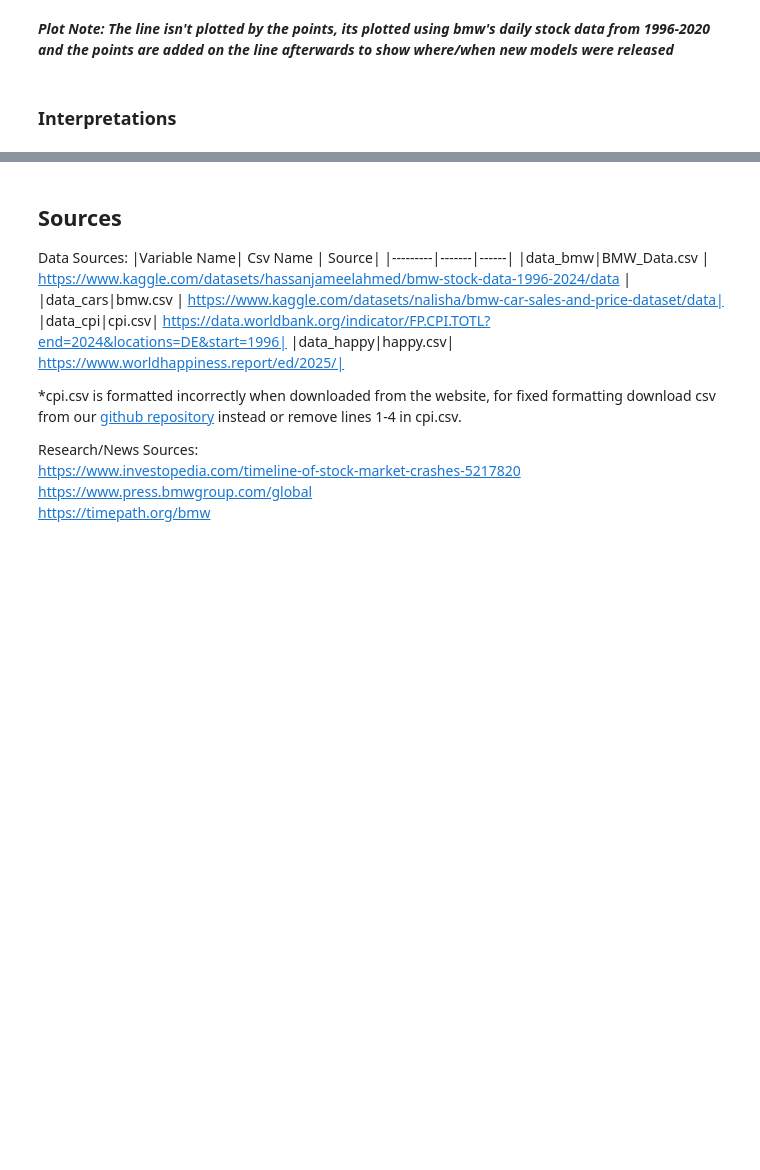
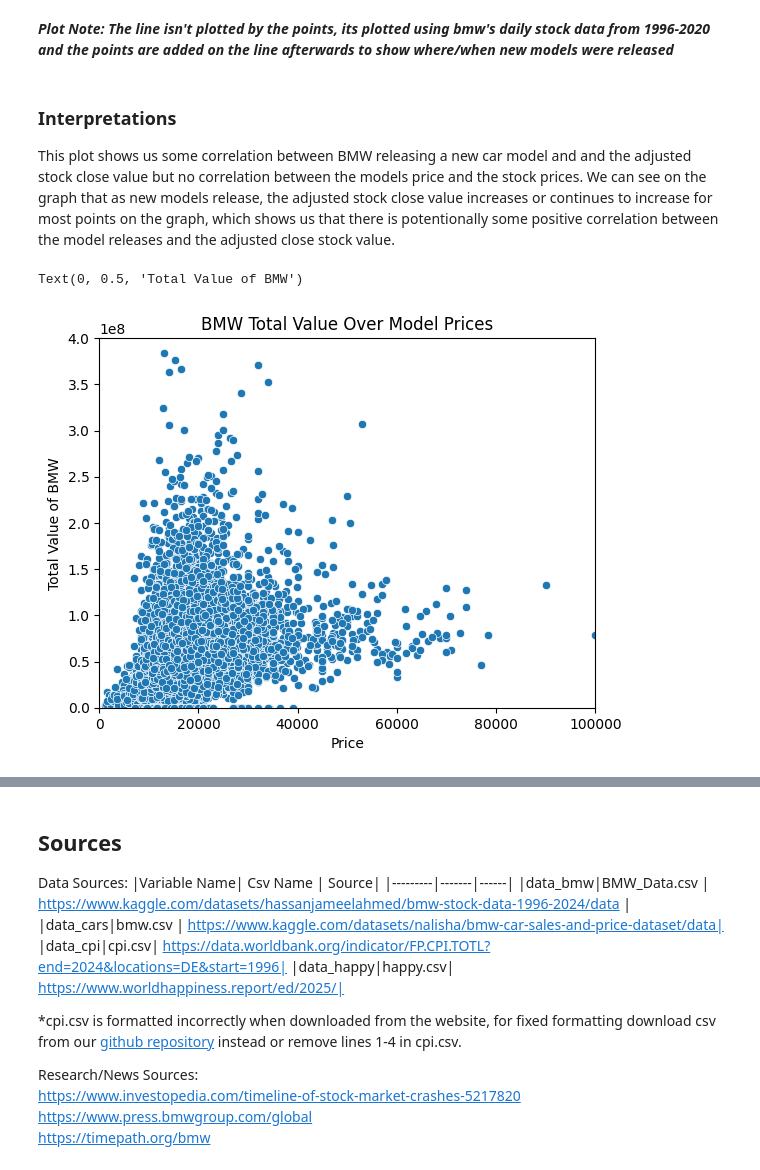
Before and after one commit to Kev-in123/DATA-200-Midterm, a Jupyter notebook: Midterm.ipynb, the cells around one changed output, grey strips where cells are left out. Saved outputs shown, nothing was run; the diff lists cells and outputs as text; code cells hidden in the pictures; blank space fills up the shorter version.

```diff
--- a/Midterm.ipynb
+++ b/Midterm.ipynb
@@ -134,3 +134,16 @@ Text(0, 0.5, 'Stock Close Value (inflation adjusted)')
 ***Plot Note: The line isn't plotted by the points, its plotted using bmw's daily stock data from 1996-2020 and the points are added on the line afterwards to show where/when new models were released***
 # %% [markdown]
 ### Interpretations
+
+This plot shows us some correlation between BMW releasing a new car model and and the adjusted stock close value but no correlation between the models price and the stock prices.  We can see on the graph that as new models release, the adjusted stock close value increases or continues to increase for most points on the graph, which shows us that there is potentionally some positive correlation between the model releases and the adjusted close stock value.
+# %%
+# Not sure if this is a significant plot yet
+sns.scatterplot(x=model_stock["price"], y=data_bmw["total_val"])
+plt.xlim([0,1e5])
+plt.ylim([0, 4e8])
+plt.title("BMW Total Value Over Model Prices")
+plt.xlabel("Price")
+plt.ylabel("Total Value of BMW")
+# %% [output]
+Text(0, 0.5, 'Total Value of BMW')
+[figure, new version]
```
Also changed, not shown: parts of 9 cells of this notebook.
